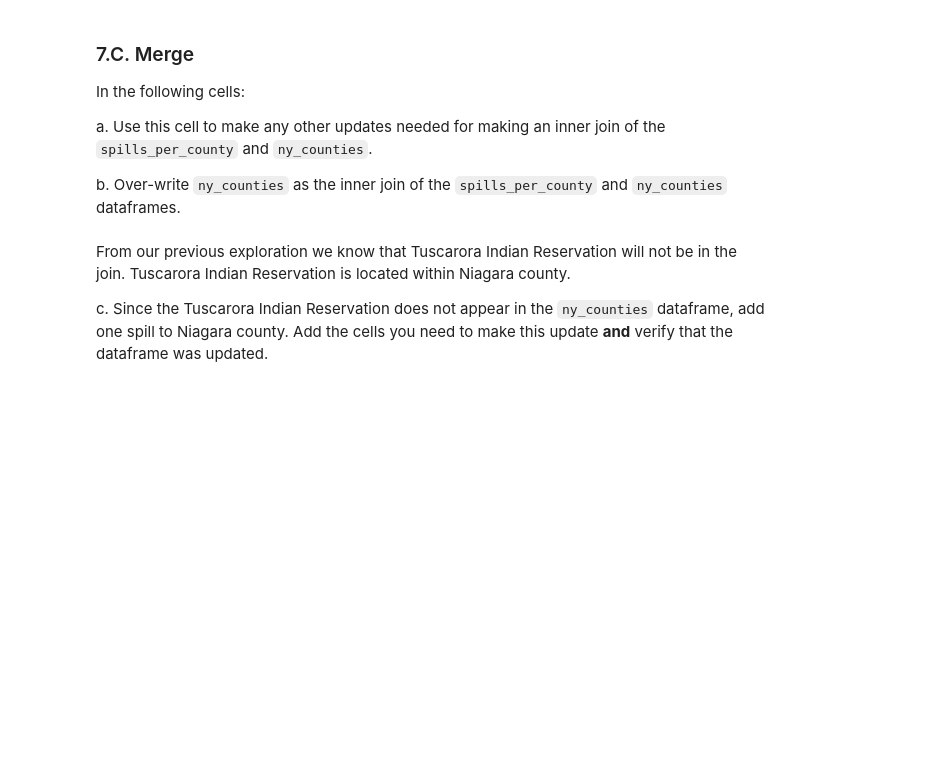
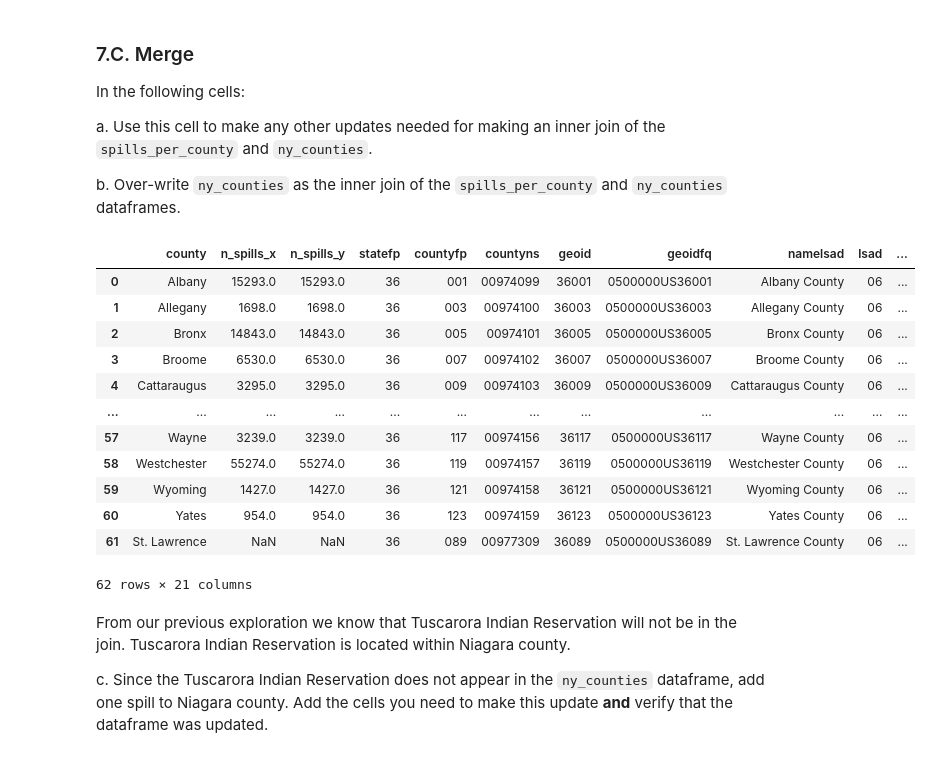
Before and after one commit to haylee360/eds220-hwk3, a Jupyter notebook: hwk3-task2-oil-spills-oyler.ipynb, the cells around one changed output. Saved outputs shown, nothing was run; the diff lists cells and outputs as text; code cells hidden in the pictures; blank space fills up the shorter version.

Commit message:
Update data and merge dataframes

```diff
--- a/hwk3-task2-oil-spills-oyler.ipynb
+++ b/hwk3-task2-oil-spills-oyler.ipynb
@@ -343,0 +419,7 @@ Simplify column names as needed.
+# %%
+# Simplify column names of counties
+counties.columns = (counties.columns
+                  .str.lower()
+                  .str.replace(' ','_')
+                )
+counties.columns
@@ -350,3 +437,6 @@ Select all the counties for the state of New York in a new variable `ny_counties
+# %%
+# Filter to only New York counties
+ny_counties = counties[counties['statefp'] == '36']
 # %% [markdown]
 ## 7 Merging
 
@@ -394,0 +550,3 @@ You may add cells if needed.
+# %%
+# Fix name of the St. Lawrence county
+spills_per_county.at['St Lawrence', 'county'] = 'St. Lawrence'
@@ -407,3 +566,25 @@ b. Over-write `ny_counties` as the  inner join of the `spills_per_county` and `n
+# %%
+# a.
+# Prepare dataframes to join
+ny_counties = ny_counties.rename(columns={'name':'county'})
+# %%
+# b.
+# Inner join counties and spills dataframes
+ny_counties = pd.merge(spills_per_county, ny_counties, on='county', how='inner')
+# %% [output]
+|  | county | n_spills_x | n_spills_y | statefp | countyfp | countyns | geoid | geoidfq | namelsad | lsad | ... |
+| 0 | Albany | 15293.0 | 15293.0 | 36 | 001 | 00974099 | 36001 | 0500000US36001 | Albany County | 06 | ... |
+| 1 | Allegany | 1698.0 | 1698.0 | 36 | 003 | 00974100 | 36003 | 0500000US36003 | Allegany County | 06 | ... |
+| 2 | Bronx | 14843.0 | 14843.0 | 36 | 005 | 00974101 | 36005 | 0500000US36005 | Bronx County | 06 | ... |
+| 3 | Broome | 6530.0 | 6530.0 | 36 | 007 | 00974102 | 36007 | 0500000US36007 | Broome County | 06 | ... |
+| 4 | Cattaraugus | 3295.0 | 3295.0 | 36 | 009 | 00974103 | 36009 | 0500000US36009 | Cattaraugus County | 06 | ... |
+| ... | ... | ... | ... | ... | ... | ... | ... | ... | ... | ... | ... |
+| 57 | Wayne | 3239.0 | 3239.0 | 36 | 117 | 00974156 | 36117 | 0500000US36117 | Wayne County | 06 | ... |
+| 58 | Westchester | 55274.0 | 55274.0 | 36 | 119 | 00974157 | 36119 | 0500000US36119 | Westchester County | 06 | ... |
+| 59 | Wyoming | 1427.0 | 1427.0 | 36 | 121 | 00974158 | 36121 | 0500000US36121 | Wyoming County | 06 | ... |
+| 60 | Yates | 954.0 | 954.0 | 36 | 123 | 00974159 | 36123 | 0500000US36123 | Yates County | 06 | ... |
+| 61 | St. Lawrence | NaN | NaN | 36 | 089 | 00977309 | 36089 | 0500000US36089 | St. Lawrence County | 06 | ... |
+62 rows × 21 columns
 # %% [markdown]
 
 From our previous exploration we know that Tuscarora Indian Reservation will not be in the join. Tuscarora Indian Reservation is located within Niagara county.
```
Also changed, not shown: parts of 37 cells of this notebook, 1 other file.
